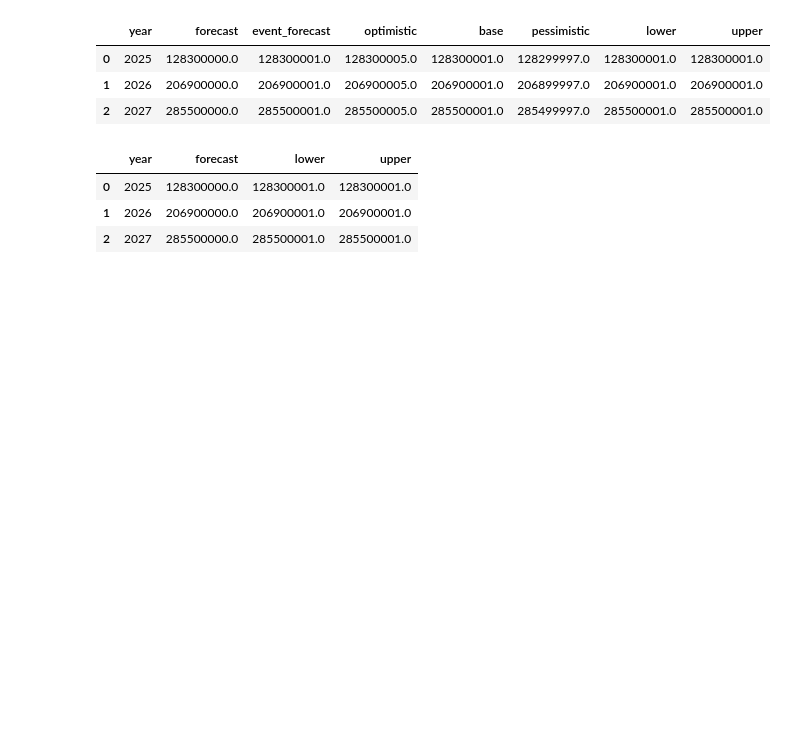
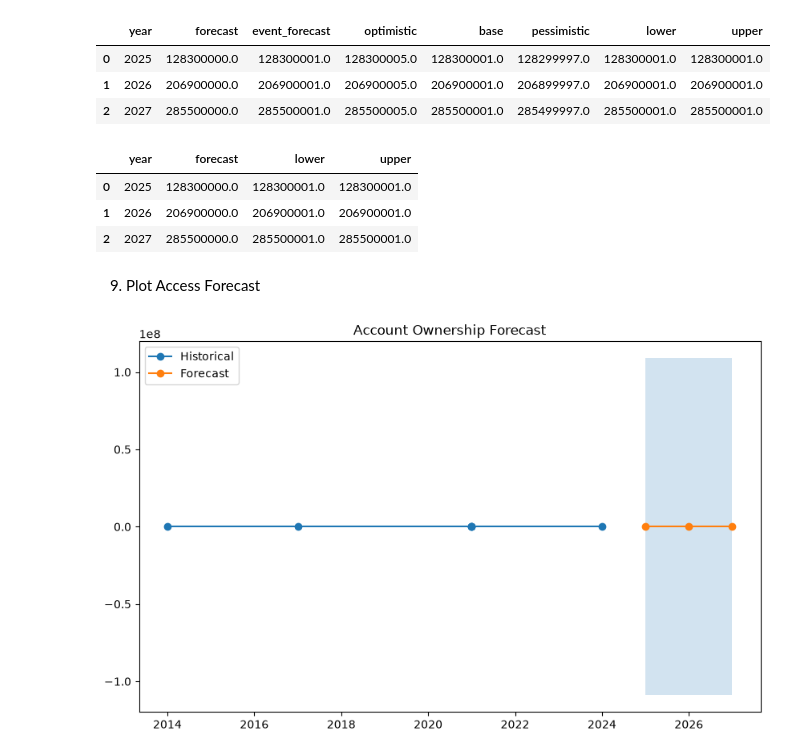
Before and after one commit to Lalisecf/ethiopia-fi-forecast-week11, a Jupyter notebook: notebooks/task4_forecasting.ipynb, the cells around one changed output. Drawn from its saved outputs; the diff is of its cells as text; code cells hidden in the pictures; blank space fills up the shorter version.

Commit message:
task4: visualize usage forecasts

```diff
--- a/notebooks/task4_forecasting.ipynb
+++ b/notebooks/task4_forecasting.ipynb
@@ -498,3 +498,52 @@ future_usage[
 | 0 | 2025 | 128300000.0 | 128300001.0 | 128300001.0 |
 | 1 | 2026 | 206900000.0 | 206900001.0 | 206900001.0 |
 | 2 | 2027 | 285500000.0 | 285500001.0 | 285500001.0 |
+# %% [markdown]
+9. Plot Access Forecast
+# %%
+#Forecast
+plt.figure(figsize=(10,6))
+
+plt.plot(
+
+access.year,
+
+access.value_numeric,
+
+marker="o",
+
+label="Historical"
+
+)
+
+plt.plot(
+
+future.year,
+
+future.base,
+
+marker="o",
+
+label="Forecast"
+
+)
+
+plt.fill_between(
+
+future.year,
+
+future.lower,
+
+future.upper,
+
+alpha=.2
+
+)
+
+plt.legend()
+
+plt.title("Account Ownership Forecast")
+
+plt.show()
+# %% [output]
+[figure, added]
```
Also changed, not shown: parts of 2 cells of this notebook.
